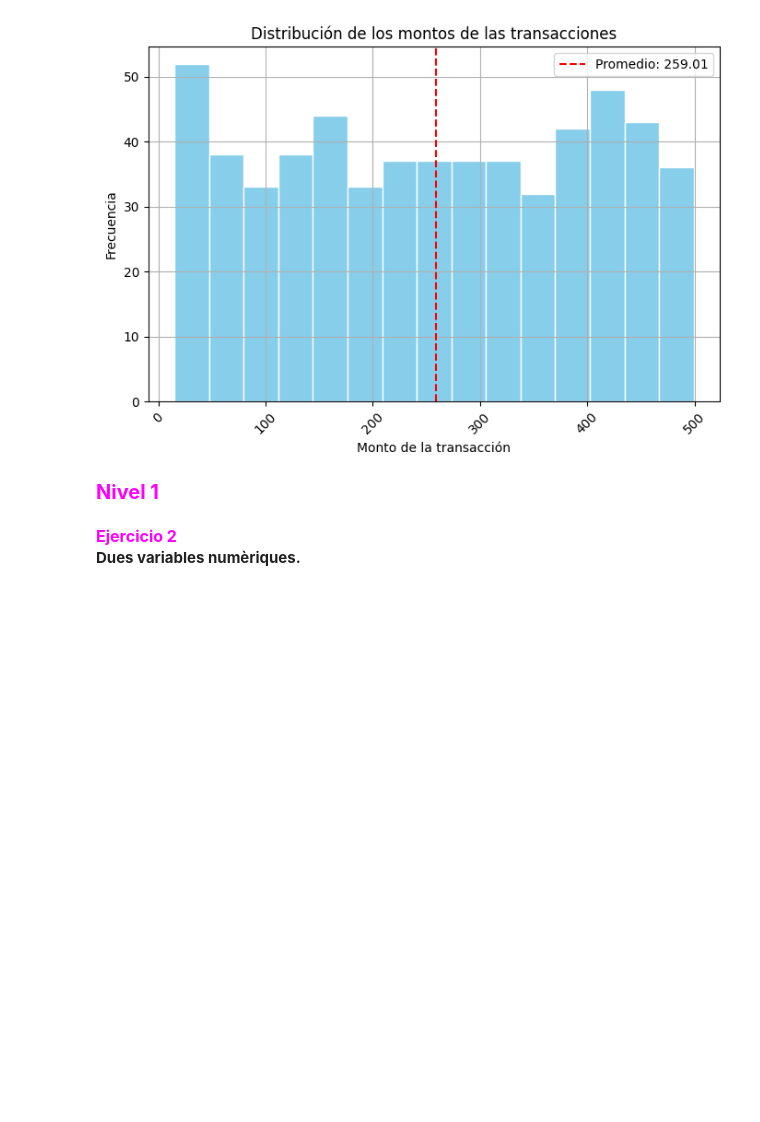
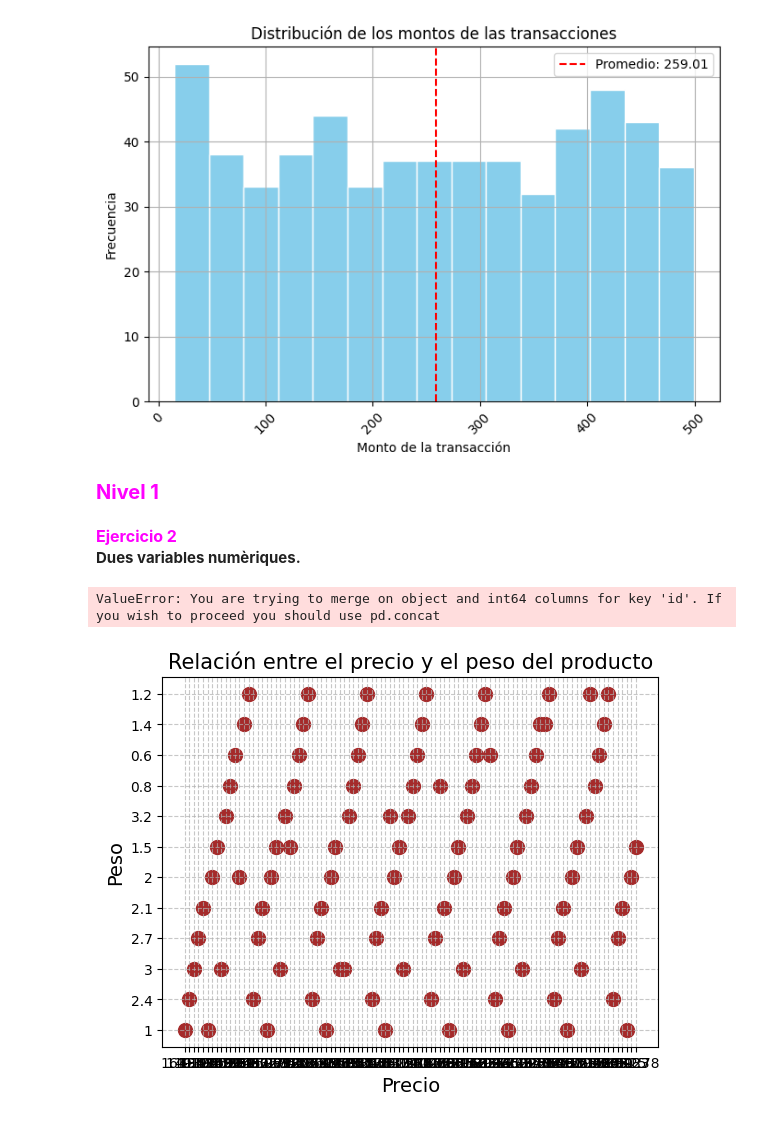
Before and after one commit to Nathalia-GM2912/Data_Analytics_2024, a Jupyter notebook: Sprint_8_Python/Sprint_8.01.ipynb, the cells around one changed output. Cells and saved outputs as stored; diff of their text form; code cells hidden in the pictures; blank space fills up the shorter version.

```diff
--- a/Sprint_8_Python/Sprint_8.01.ipynb
+++ b/Sprint_8_Python/Sprint_8.01.ipynb
@@ -227,3 +227,31 @@ plt.show()
 </div>
 
 **Dues variables numèriques.**
+# %%
+a = pd.merge(df_transactions, df_transaction_products, left_on='id', right_on='id', how='inner')
+b = pd.merge(a, df_products, left_on='product_ids_y', right_on='id', how='inner')
+
+df = b.groupby('amount')['weight'].sum()
+
+plt.scatter(x=df.index, y=df.values, color='g')
+plt.xticks(rotation=0, fontsize=10)
+plt.title('Distribución de la suma total del peso según el monto', fontsize=18)
+plt.xlabel('Montos')
+plt.ylabel('peso')
+plt.show()
+# %% [output]
+ValueError: You are trying to merge on object and int64 columns for key 'id'. If you wish to proceed you should use pd.concat
+# %%
+price = df_products['price']
+weight = df_products['weight']
+
+plt.scatter(x=price, y=weight, color='brown', s=100)
+
+plt.xlabel('Precio', fontsize=14)
+plt.ylabel('Peso', fontsize=14)
+plt.title("Relación entre el precio y el peso del producto", fontsize=15)
+plt.grid(True, linestyle='--', alpha=0.7)
+
+plt.show()
+# %% [output]
+[figure, added]
```
Also changed, not shown: parts of 1 cell of this notebook.
